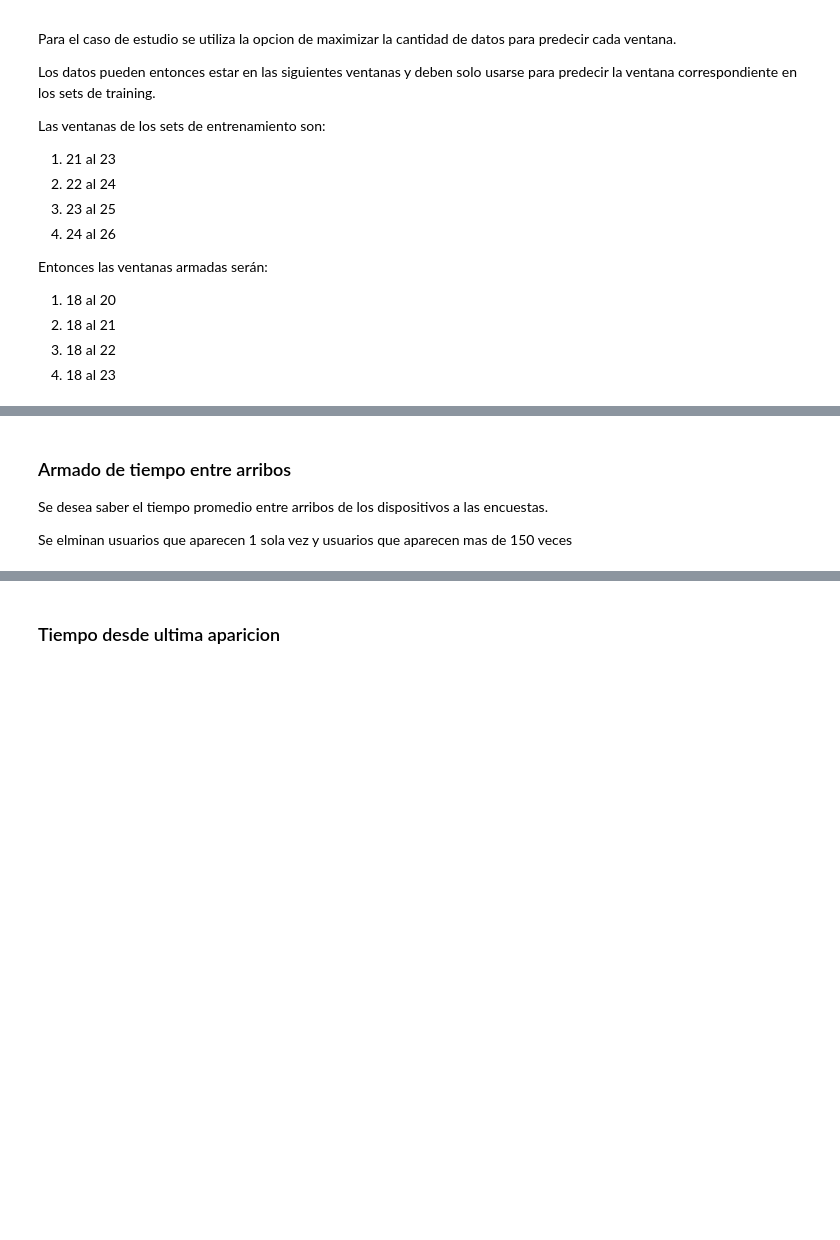
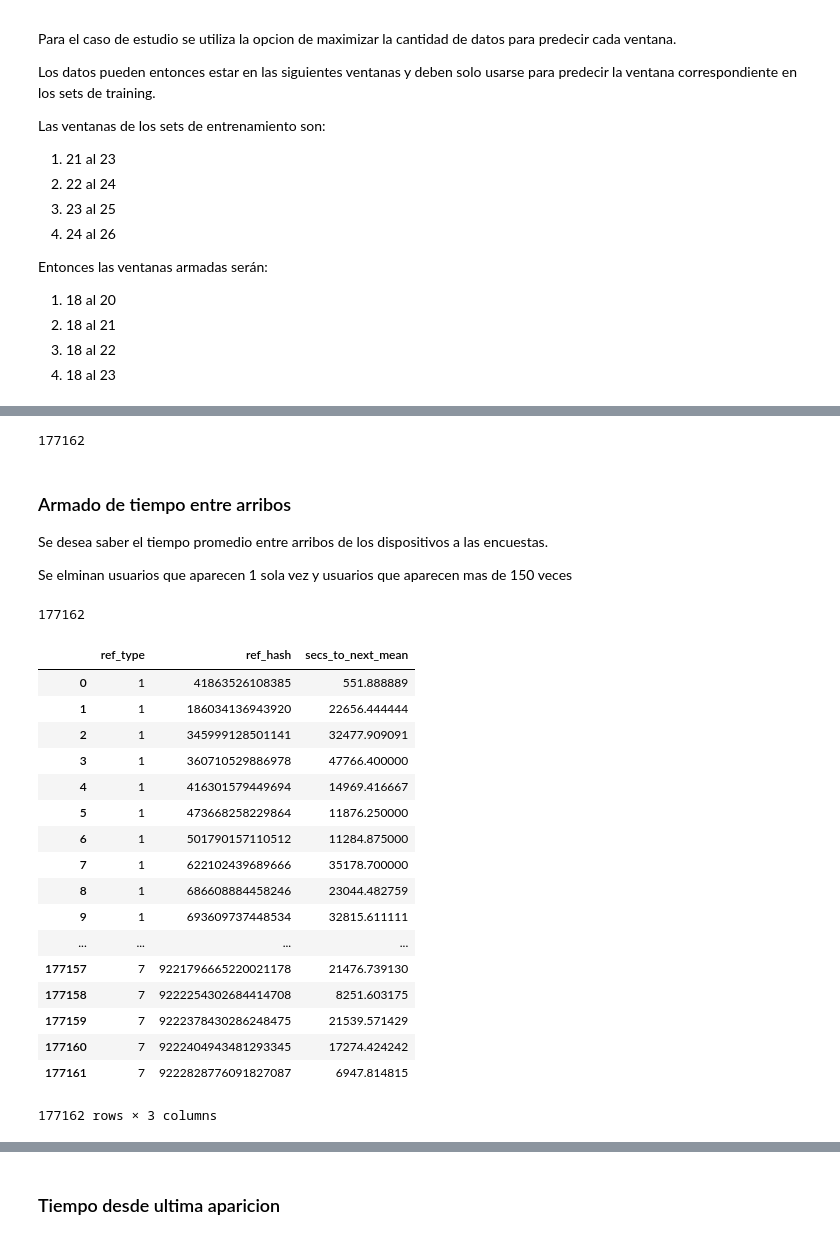
Before and after one commit to gatti2602/7506-datos, a Jupyter notebook: tp2/Nico/4 - Features con Arboles.ipynb, the cells around one changed output, grey strips where cells are left out. Drawn from its saved outputs; the diff is of its cells as text; code cells hidden in the pictures; blank space fills up the shorter version.

```diff
--- a/tp2/Nico/4 - Features con Arboles.ipynb
+++ b/tp2/Nico/4 - Features con Arboles.ipynb
@@ -75,24 +357,25 @@ Para entrenar el set debe decidirse como utilizar los datos de las distintas ven
 - Una opcion será mezclar todos los datos pero hay que decidir que hacer con los equipos que aparecen mas de una vez.
 
 - La segunda opcion es entrenar 4 modelos distintos y verificar que haya una mejora en todos ellos.
+# %%
+devices = auctions[device_uuid].drop_duplicates()
+devices['ref_hash'].count()
+# %% [output]
+177162
 # %% [markdown]
 ### Armado de tiempo entre arribos
 
 Se desea saber el tiempo promedio entre arribos de los dispositivos a las encuestas.
 
 Se elminan usuarios que aparecen 1 sola vez y usuarios que aparecen mas de 150 veces
+# %%
+devices['ref_hash'].count()
+# %% [output]
+177162
 # %%
-grp = ['device_id']
-#Ordeno por grp y fecha
-auctions.sort_values(by=['device_id', 'date'], inplace=True)
+auctions.sort_values(by=(device_uuid+['date']), inplace=True)
-# %%
-min_value = 2
-max_value = 150
-auctions = auctions.groupby(grp, sort=False).filter(lambda data: (min_value < len(data) < max_value))
 # %%
-auctions['next_date'] = auctions.groupby(grp, as_index = False, sort=False)['date']\
-                                              .transform(lambda x: x.shift(-1))
+auctions['next_date'] = auctions.groupby(device_uuid, as_index = False, sort=False)['date'].transform(lambda x: x.shift(-1))
 auctions = auctions.loc[(~auctions['next_date'].isnull())]
-auctions['secs_to_next'] = (auctions['next_date'] - auctions['date'])\
-                                        .transform(lambda x: round(x.total_seconds()))
+auctions['secs_to_next'] = (auctions['next_date'] - auctions['date']).transform(lambda x: round(x.total_seconds()))
 # %%
@@ -100,6 +383,27 @@ filtered = auctions.loc[auctions['secs_to_next'] < 120]
 # %%
-devices = filtered.groupby(grp, as_index='False')['secs_to_next'].mean().to_frame()
-devices.columns = ['secs_to_next_mean']
+temp = auctions.groupby(device_uuid, as_index='False')['secs_to_next'].mean().to_frame()
+temp.columns = ['secs_to_next_mean']
+
+devices.merge(temp, how='left', on=device_uuid)
+# %% [output]
+|  | ref_type | ref_hash | secs_to_next_mean |
+| 0 | 1 | 41863526108385 | 551.888889 |
+| 1 | 1 | 186034136943920 | 22656.444444 |
+| 2 | 1 | 345999128501141 | 32477.909091 |
+| 3 | 1 | 360710529886978 | 47766.400000 |
+| 4 | 1 | 416301579449694 | 14969.416667 |
+| 5 | 1 | 473668258229864 | 11876.250000 |
+| 6 | 1 | 501790157110512 | 11284.875000 |
+| 7 | 1 | 622102439689666 | 35178.700000 |
+| 8 | 1 | 686608884458246 | 23044.482759 |
+| 9 | 1 | 693609737448534 | 32815.611111 |
+| ... | ... | ... | ... |
+| 177157 | 7 | 9221796665220021178 | 21476.739130 |
+| 177158 | 7 | 9222254302684414708 | 8251.603175 |
+| 177159 | 7 | 9222378430286248475 | 21539.571429 |
+| 177160 | 7 | 9222404943481293345 | 17274.424242 |
+| 177161 | 7 | 9222828776091827087 | 6947.814815 |
+177162 rows × 3 columns
 # %%
 devices.head()
 # %% [output]
```
Also changed, not shown: parts of 41 cells of this notebook, 3 other files.
